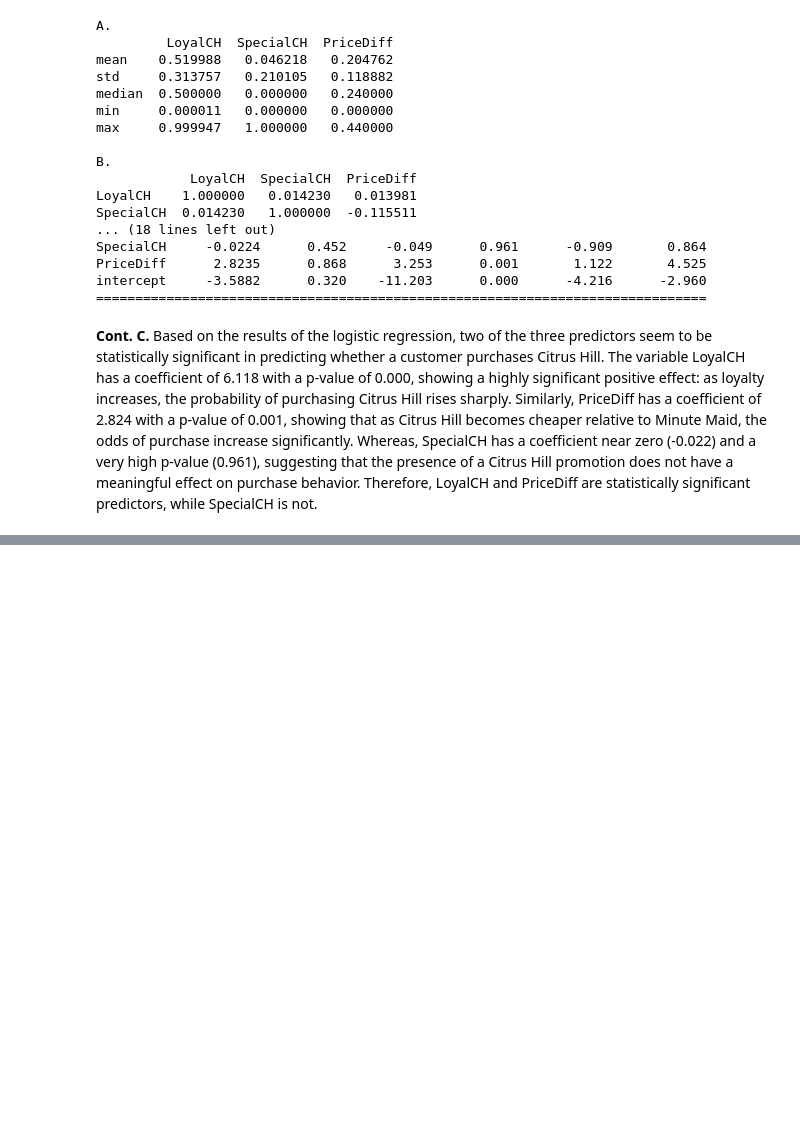
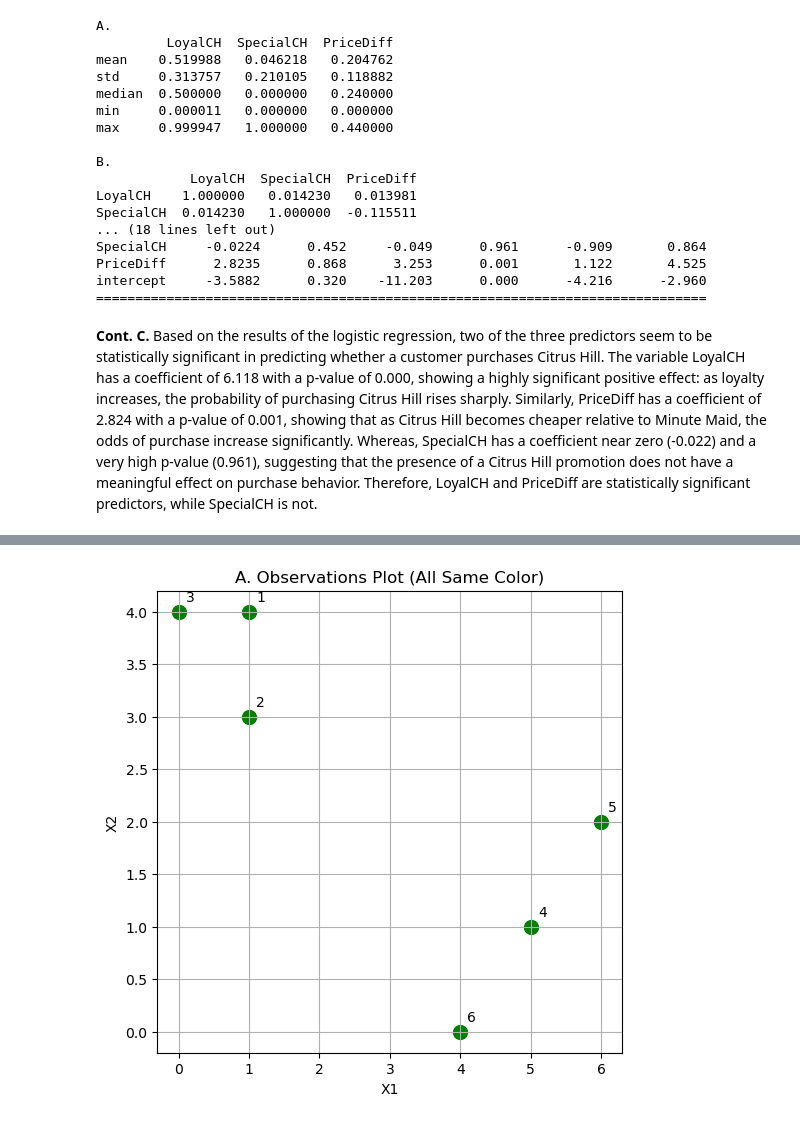
Before and after one commit to Ganga0506/code_2600, a Jupyter notebook: code/homework3.ipynb, the cells around one changed output, grey strips where cells are left out. Saved outputs shown, nothing was run; the diff lists cells and outputs as text; code cells hidden in the pictures; blank space fills up the shorter version.

```diff
--- a/code/homework3.ipynb
+++ b/code/homework3.ipynb
@@ -105,0 +252,84 @@ predictions_test = (probs_test >= 0.5).astype(int)
+# %%
+#Part A, Ploting the observations
+import matplotlib.pyplot as plt
+import pandas as pd
+
+data = pd.DataFrame({
+    'Obs': [1, 2, 3, 4, 5, 6],
+    'X1': [1, 1, 0, 5, 6, 4],
+    'X2': [4, 3, 4, 1, 2, 0]
+})
+
+plt.figure(figsize=(6,6))
+plt.scatter(data['X1'], data['X2'], color='green', s=100)
+for i, row in data.iterrows():
+    plt.text(row['X1'] + 0.1, row['X2'] + 0.1, str(row['Obs']))  # label points
+
+plt.xlabel('X1')
+plt.ylabel('X2')
+plt.title('A. Observations Plot (All Same Color)')
+plt.grid(True)
+plt.show()
+
+#Part B, Cluster labels for each observation
+import numpy as np
+
+np.random.seed(42)
+data['Cluster'] = np.random.choice([1, 2], size=len(data))
+print(f"\n\033[1mB.\033[0m Cluster Labels for Each Observation")
+print(data[['Obs', 'X1', 'X2', 'Cluster']])
+
+#Part C, Compute the centroid for each cluster.
+centroids = data.groupby('Cluster')[['X1', 'X2']].mean()
+print(f"\n\033[1mC.\033[0m Centroids for Each Cluster")
+print(centroids)
+
+#Part D, Assign the centroid observation to which it is closest
+def euclidean_distance(a, b):
+    return np.sqrt(np.sum((a - b)**2))
+
+def assign_clusters(df, centroids):
+    new_clusters = []
+    for _, row in df.iterrows():
+        distances = centroids.apply(lambda c: euclidean_distance(row[['X1','X2']], c), axis=1)
+        new_clusters.append(distances.idxmin())  # closest centroid's cluster
+    df['Cluster_Assigned'] = new_clusters
+    return df
+data = assign_clusters(data, centroids)
+print(f"\n\033[1mD.\033[0m Cluster Assignment Based on Closest Centroid")
+print(data[['Obs','X1','X2','Cluster_Assigned']])
+
+#Part E, Repeat (c) and (d)
+data['Cluster'] = data['Cluster_Assigned']
+changed = True
+iteration = 0
+while changed:
+    iteration += 1
+    centroids = data.groupby('Cluster')[['X1','X2']].mean()
+    old_clusters = data['Cluster'].copy()
+    data = assign_clusters(data, centroids)
+    data['Cluster'] = data['Cluster_Assigned']
+    changed = not all(old_clusters == data['Cluster'])
+
+    print(f"\n\033[1mE.\033[0m Iteration {iteration} Results")
+    print(data[['Obs','X1','X2','Cluster']])
+    print("Centroids:\n", centroids, "\n")
+
+#Part F, Plot observations colored by final cluster
+plt.figure(figsize=(6,6))
+colors = {1: 'yellow', 2: 'blue'}
+for _, row in data.iterrows():
+    plt.scatter(row['X1'], row['X2'], color=colors[row['Cluster']], s=100)
+    plt.text(row['X1'] + 0.1, row['X2'] + 0.1, str(row['Obs']))
+
+for cluster_id, centroid in centroids.iterrows():
+    plt.scatter(centroid['X1'], centroid['X2'], color='black', s=200, marker='X', label=f'Centroid {cluster_id}')
+
+
+plt.xlabel('X1')
+plt.ylabel('X2')
+plt.title('F. Observations Colored by Cluster Labels')
+plt.grid(True)
+plt.show()
+# %% [output]
+[figure, added]
```
Also changed, not shown: parts of 8 cells of this notebook, 1 other file.
